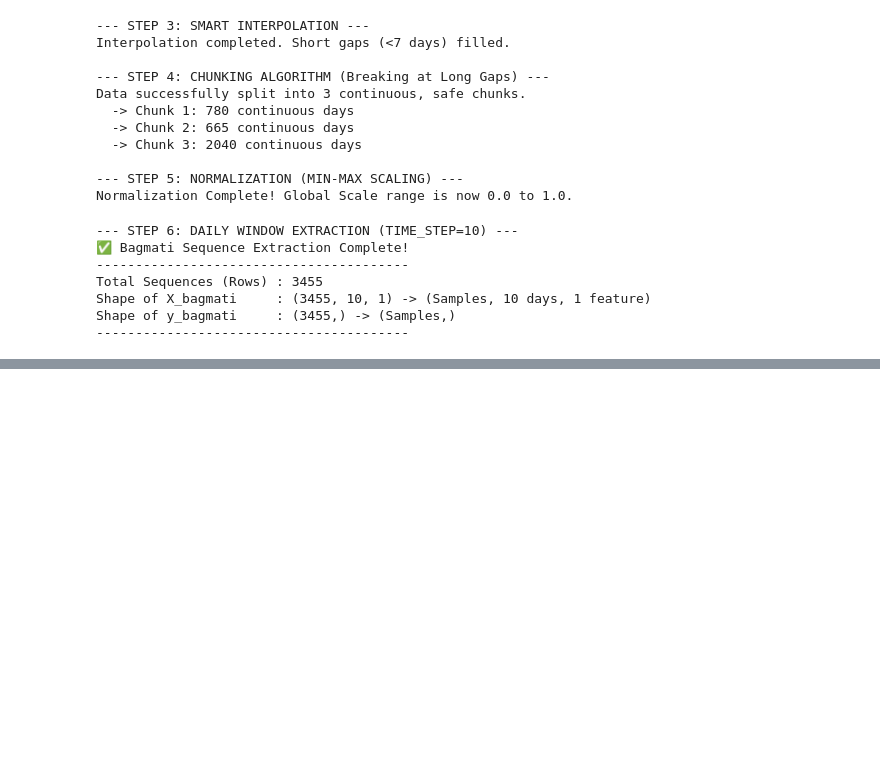
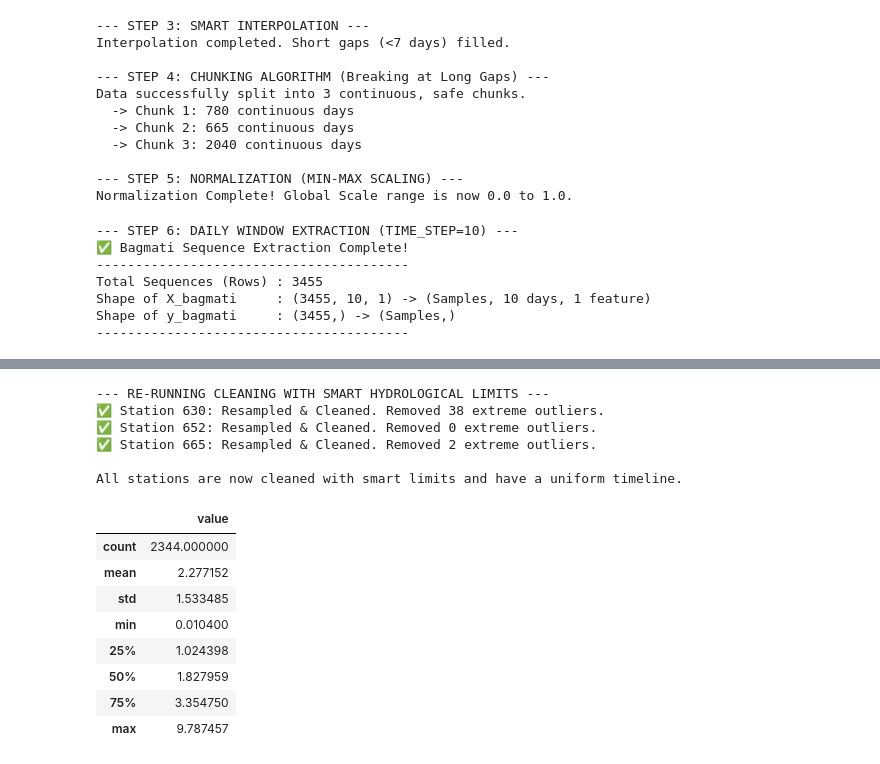
Before and after one commit to shishir881/Kamala-River-WaterLevel-Detection-RAN, a Jupyter notebook: cleaned data_base model/bagmati.ipynb, the cells around one changed output, grey strips where cells are left out. Cells and saved outputs as stored; diff of their text form; code cells hidden in the pictures; blank space fills up the shorter version.

```diff
--- a/cleaned data_base model/bagmati.ipynb
+++ b/cleaned data_base model/bagmati.ipynb
@@ -256,0 +420,53 @@ Shape of y_bagmati     : (3455,) -> (Samples,)
+# %%
+import pandas as pd
+import numpy as np
+
+print("--- RE-RUNNING CLEANING WITH SMART HYDROLOGICAL LIMITS ---")
+
+# Define our absolute safe boundaries
+ABSOLUTE_MIN = 0.01  # Zero or negative is always a sensor glitch
+ABSOLUTE_MAX = 12.0 # Anything above 12m in Sunkoshi is likely a sensor error
+
+for station_id, df in sunkoshi_raw_data.items():
+    # 1. Resampling to Daily Mean (Harmonization)
+    df_daily = df[['value']].resample('D').mean()
+
+    # 2. Applying Smart Limits
+    # Identify glitches outside our absolute boundaries
+    outlier_mask = (df_daily['value'] <= ABSOLUTE_MIN) | (df_daily['value'] > ABSOLUTE_MAX)
+    total_outliers = outlier_mask.sum()
+
+    # Replace glitches with NaN
+    df_daily.loc[outlier_mask, 'value'] = np.nan
+
+    # 3. Forcing Uniform Timeline
+    start_date = df_daily.index.min()
+    end_date = df_daily.index.max()
+    full_timeline = pd.date_range(start=start_date, end=end_date, freq='D')
+    df_uniform = df_daily.reindex(full_timeline)
+
+    # 4. Save back to our dictionary
+    sunkoshi_raw_data[station_id] = df_uniform
+
+    print(f"✅ Station {station_id}: Resampled & Cleaned. Removed {total_outliers} extreme outliers.")
+
+print("\nAll stations are now cleaned with smart limits and have a uniform timeline.")
+# %% [output]
+--- RE-RUNNING CLEANING WITH SMART HYDROLOGICAL LIMITS ---
+✅ Station 630: Resampled & Cleaned. Removed 38 extreme outliers.
+✅ Station 652: Resampled & Cleaned. Removed 0 extreme outliers.
+✅ Station 665: Resampled & Cleaned. Removed 2 extreme outliers.
+
+All stations are now cleaned with smart limits and have a uniform timeline.
+# %%
+sunkoshi_raw_data["665"].describe()
+# %% [output]
+|  | value |
+| count | 2344.000000 |
+| mean | 2.277152 |
+| std | 1.533485 |
+| min | 0.010400 |
+| 25% | 1.024398 |
+| 50% | 1.827959 |
+| 75% | 3.354750 |
+| max | 9.787457 |
```
Also changed, not shown: parts of 4 cells of this notebook.
